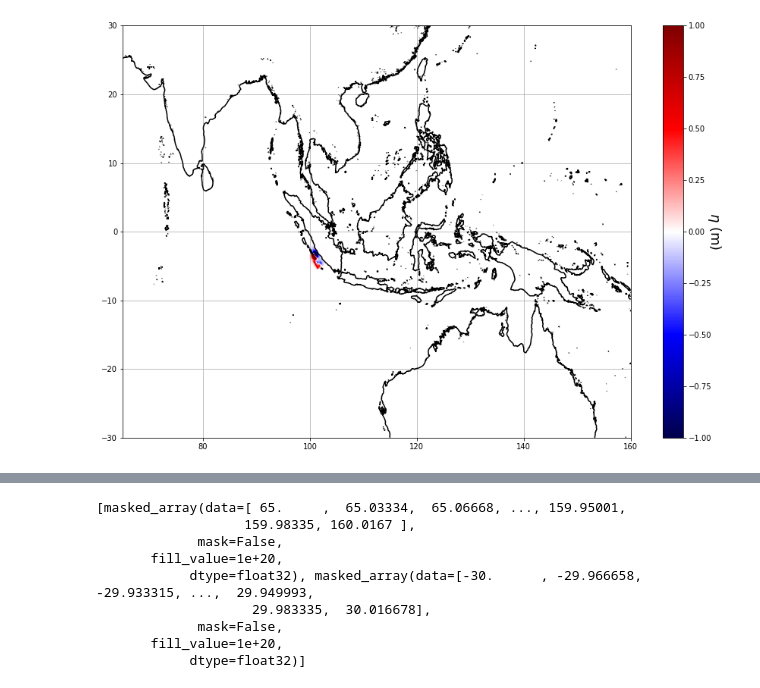
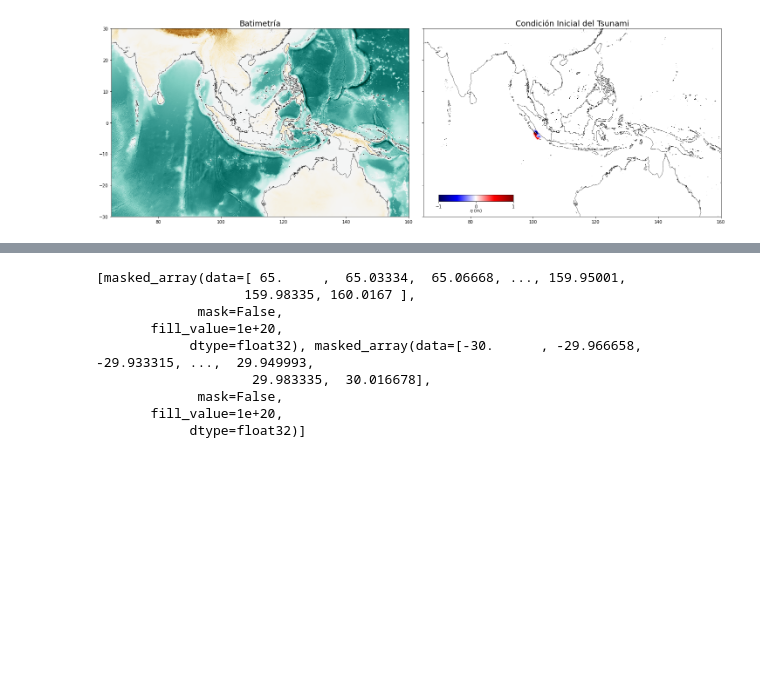
Before and after one commit to mqquiroz/easywave, a Jupyter notebook: Easywave_Model.ipynb, the cells around one changed output, grey strips where cells are left out. Saved outputs shown, nothing was run; the diff lists cells and outputs as text; code cells hidden in the pictures; blank space fills up the shorter version.

```diff
--- a/Easywave_Model.ipynb
+++ b/Easywave_Model.ipynb
@@ -105,22 +147,45 @@ plt.show()
 # %%
-# Condicion Inicial
+#Batimetria
+
+lon_x, lat_y, grd, (ny,nx) =load_surfer('/content/examples/e2Asean.grd')
+lon_x=lon_x.reshape(ny,nx)
+lat_y=lat_y.reshape(ny,nx)
+grid=grd.reshape(ny,nx)
+
+alto = 15
+ancho = 20
+fig, ax = plt.subplots(1,2,figsize=(ancho,alto),sharey=True,constrained_layout=True)
+
+#grilla
+#plt.contour(lon_x,lat_y,grid,0,colors='k')
+cmap=plt.cm.BrBG_r#gist_earth
+ax[0].pcolormesh(lon_x,lat_y,grid,cmap=cmap,vmin=-8000,vmax=8000)
+ax[0].contour(lon_x,lat_y,grid,levels=[0],colors='k',linewidths=0.5)
+ax[0].set_title('Batimetría',fontsize=18)
+ax[0].set_aspect('equal')
+
+
+#Condición Inicial
 fileName = 'eWave.2D.00000.ssh'.format(0)# {0:05d}'eWave.2D.sshmax'
 lon, lat, h0 = ew2py(fileName)
 
-alto = 10
-ancho = 15
-fig, ax = plt.subplots(figsize=(ancho,alto))
+cmap2=plt.cm.seismic
+ax[1].contour(lon_x,lat_y,grid,0,colors='k',linewidths=0.5)
+cond_ini = ax[1].pcolormesh(lon,lat,h0[:-1,:-1],cmap=cmap2,vmin=-1.0,vmax=1.0)
+ax[1].set_title('Condición Inicial del Tsunami',fontsize=18)
 
-cmap2=plt.cm.seismic
-ax.contour(lon_x,lat_y,grid,0,colors='k')
-cond_ini = ax.pcolormesh(lon,lat,h0[:-1,:-1],cmap=cmap2,vmin=-1.0,vmax=1.0)
 
-cbar = plt.colorbar(cond_ini)
-cbar.set_label(r'$\eta$ (m)', rotation=270,fontsize=18, ha='center', va='center')
-#plt.ylim(-38,-22)
-#plt.xlim(-85,-68)
-#plt.axes().set_aspect('equal')
-plt.grid()
+cbaxes = inset_axes(ax[1], width="25%", height="3.5%",borderpad=3.5, loc=3)
+cbar = fig.colorbar(cond_ini, cax=cbaxes, ticks=[-1,0,1], orientation='horizontal')
+cbar.set_label(r'$\eta$ (m)',fontsize=10, ha='center', va='center')
+
+
+##plt.ylim(-38,-22)
+##plt.xlim(-85,-68)
+ax[1].set_aspect('equal')
+#plt.grid()
+#plt.show()
+
 plt.show()
 # %% [output]
-[figure, old version]
+[figure, new version]
```
Also changed, not shown: parts of 8 cells of this notebook.
